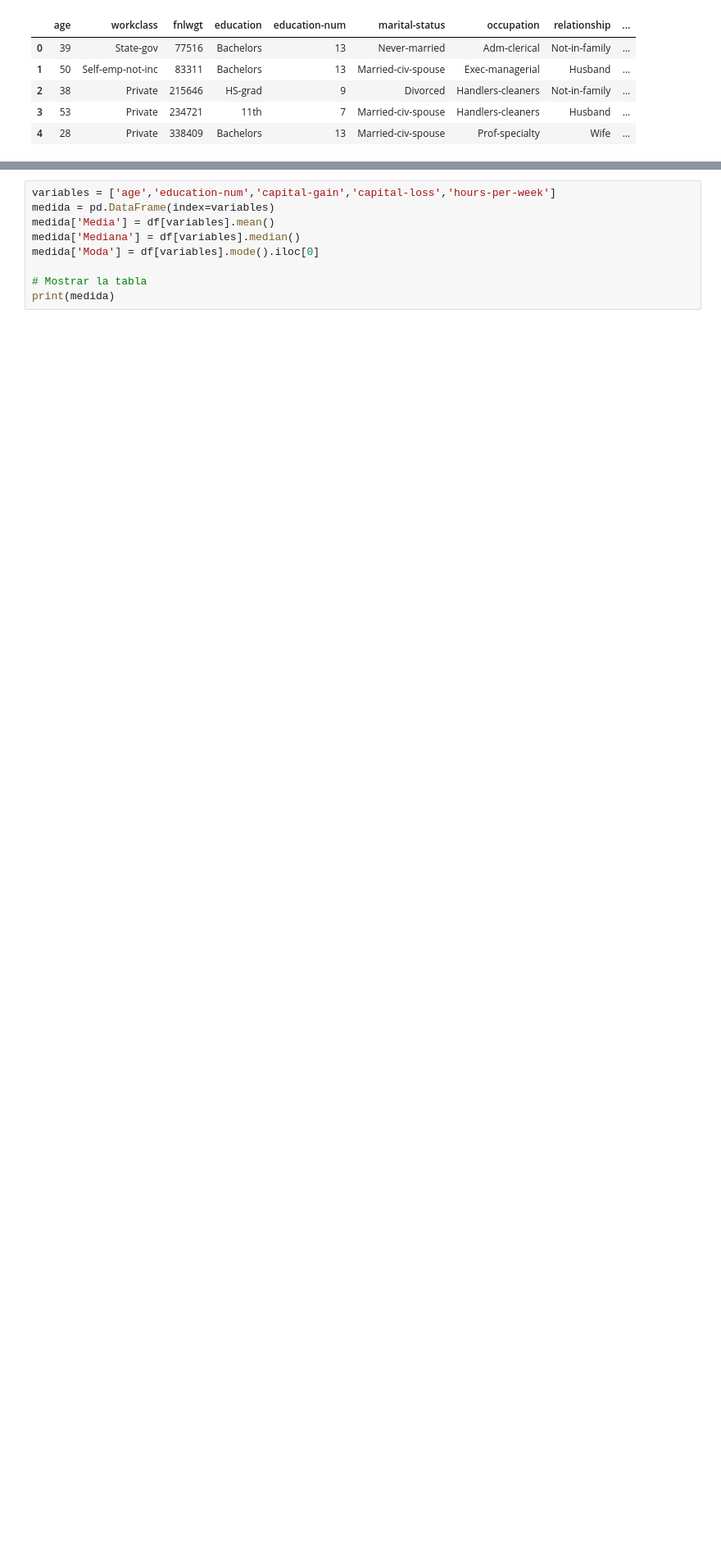
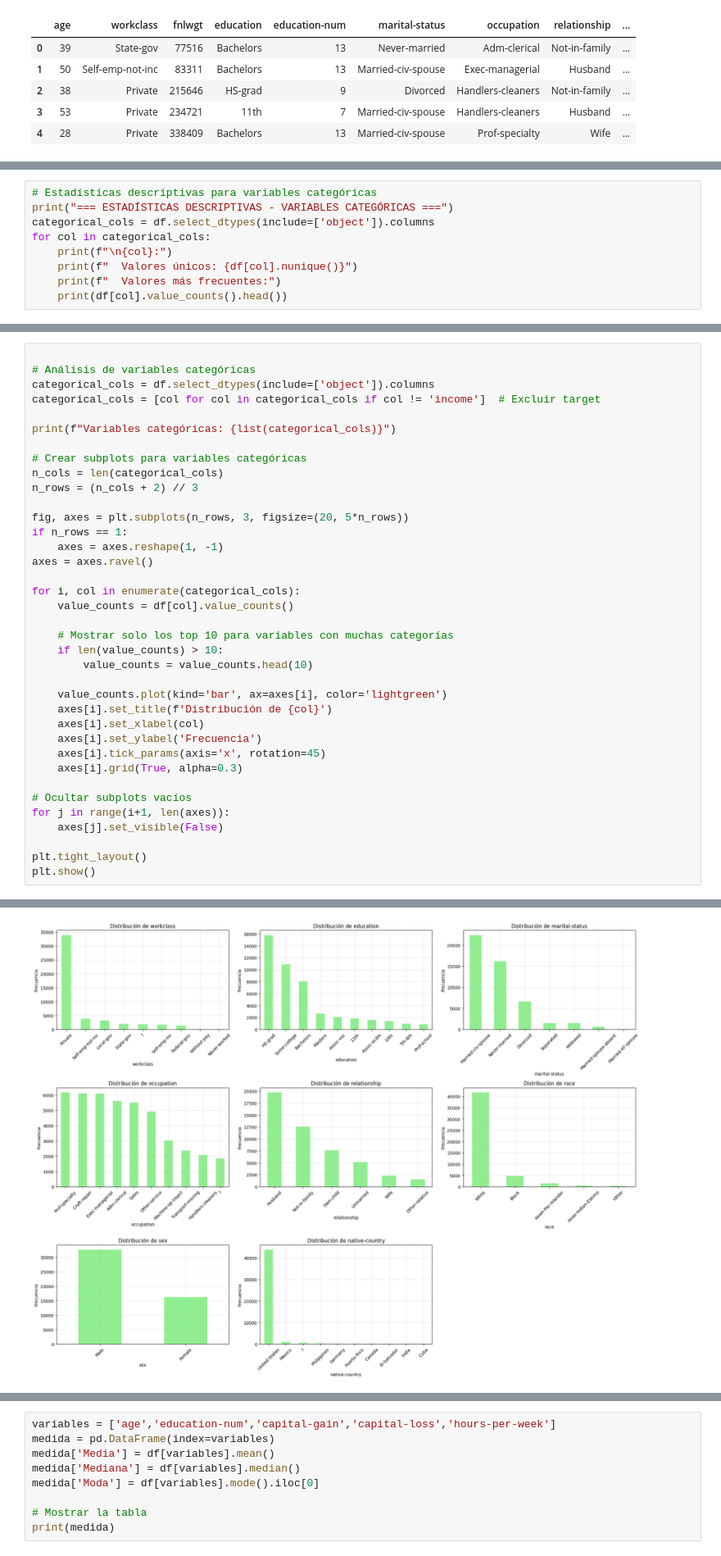
Before and after one commit to JohnOspa/ProyectoMLOps, a Jupyter notebook: notebooks/01_EDA.ipynb, the cells around one changed output, grey strips where cells are left out. Shown at 82% size. Drawn from its saved outputs; the diff is of its cells as text; blank space fills up the shorter version.

```diff
--- a/notebooks/01_EDA.ipynb
+++ b/notebooks/01_EDA.ipynb
@@ -38,0 +192,9 @@ df.head()
+# %%
+# Estadísticas descriptivas para variables categóricas
+print("=== ESTADÍSTICAS DESCRIPTIVAS - VARIABLES CATEGÓRICAS ===")
+categorical_cols = df.select_dtypes(include=['object']).columns
+for col in categorical_cols:
+    print(f"\n{col}:")
+    print(f"  Valores únicos: {df[col].nunique()}")
+    print(f"  Valores más frecuentes:")
+    print(df[col].value_counts().head())
@@ -38,0 +219,38 @@ df.head()
+# %%
+
+# Análisis de variables categóricas
+categorical_cols = df.select_dtypes(include=['object']).columns
+categorical_cols = [col for col in categorical_cols if col != 'income']  # Excluir target
+
+print(f"Variables categóricas: {list(categorical_cols)}")
+
+# Crear subplots para variables categóricas
+n_cols = len(categorical_cols)
+n_rows = (n_cols + 2) // 3
+
+fig, axes = plt.subplots(n_rows, 3, figsize=(20, 5*n_rows))
+if n_rows == 1:
+    axes = axes.reshape(1, -1)
+axes = axes.ravel()
+
+for i, col in enumerate(categorical_cols):
+    value_counts = df[col].value_counts()
+
+    # Mostrar solo los top 10 para variables con muchas categorías
+    if len(value_counts) > 10:
+        value_counts = value_counts.head(10)
+
+    value_counts.plot(kind='bar', ax=axes[i], color='lightgreen')
+    axes[i].set_title(f'Distribución de {col}')
+    axes[i].set_xlabel(col)
+    axes[i].set_ylabel('Frecuencia')
+    axes[i].tick_params(axis='x', rotation=45)
+    axes[i].grid(True, alpha=0.3)
+
+# Ocultar subplots vacíos
+for j in range(i+1, len(axes)):
+    axes[j].set_visible(False)
+
+plt.tight_layout()
+plt.show()
+# %% [output]
@@ -38,0 +258 @@ df.head()
+[figure, added]
```
Also changed, not shown: parts of 11 cells of this notebook.
